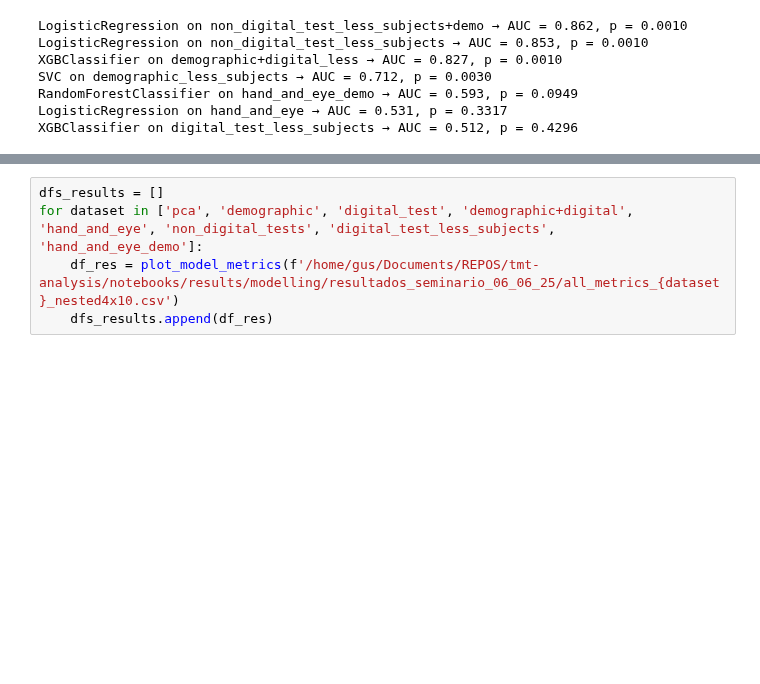
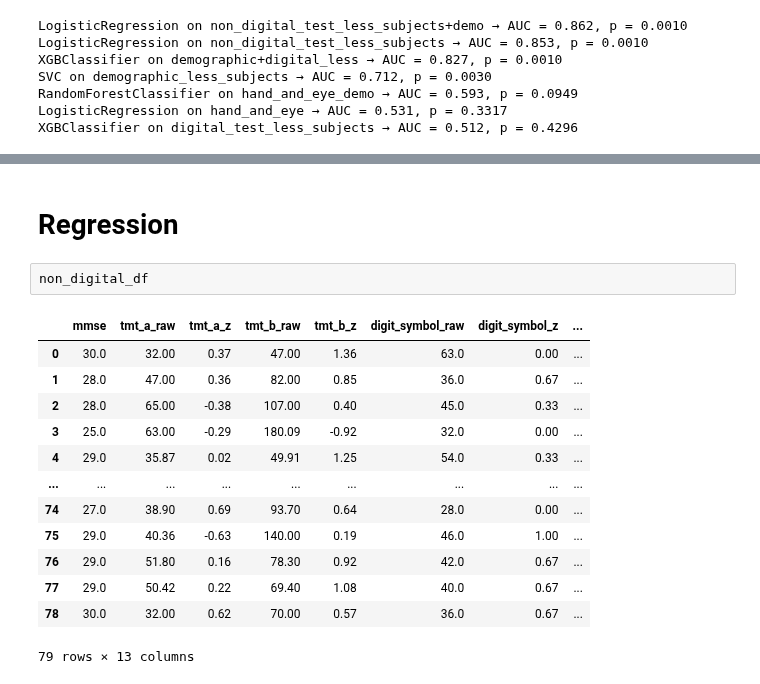
Before and after one commit to gianluca-capelo/tmt-analysis, a Jupyter notebook: notebooks/train.ipynb, the cells around one changed output, grey strips where cells are left out. Drawn from its saved outputs; the diff is of its cells as text; blank space fills up the shorter version.

Commit message:
starting with regression

```diff
--- a/notebooks/train.ipynb
+++ b/notebooks/train.ipynb
@@ -779,5 +677,18 @@ def plot_model_metrics(path):
-# %%
-dfs_results = []
-for dataset in ['pca', 'demographic', 'digital_test', 'demographic+digital', 'hand_and_eye', 'non_digital_tests', 'digital_test_less_subjects', 'hand_and_eye_demo']:
-    df_res = plot_model_metrics(f'/home/gus/Documents/REPOS/tmt-analysis/notebooks/results/modelling/resultados_seminario_06_06_25/all_metrics_{dataset}_nested4x10.csv')
-    dfs_results.append(df_res)
+# %% [markdown]
+# Regression
+# %%
+non_digital_df
+# %% [output]
+|  | mmse | tmt_a_raw | tmt_a_z | tmt_b_raw | tmt_b_z | digit_symbol_raw | digit_symbol_z | ... |
+| 0 | 30.0 | 32.00 | 0.37 | 47.00 | 1.36 | 63.0 | 0.00 | ... |
+| 1 | 28.0 | 47.00 | 0.36 | 82.00 | 0.85 | 36.0 | 0.67 | ... |
+| 2 | 28.0 | 65.00 | -0.38 | 107.00 | 0.40 | 45.0 | 0.33 | ... |
+| 3 | 25.0 | 63.00 | -0.29 | 180.09 | -0.92 | 32.0 | 0.00 | ... |
+| 4 | 29.0 | 35.87 | 0.02 | 49.91 | 1.25 | 54.0 | 0.33 | ... |
+| ... | ... | ... | ... | ... | ... | ... | ... | ... |
+| 74 | 27.0 | 38.90 | 0.69 | 93.70 | 0.64 | 28.0 | 0.00 | ... |
+| 75 | 29.0 | 40.36 | -0.63 | 140.00 | 0.19 | 46.0 | 1.00 | ... |
+| 76 | 29.0 | 51.80 | 0.16 | 78.30 | 0.92 | 42.0 | 0.67 | ... |
+| 77 | 29.0 | 50.42 | 0.22 | 69.40 | 1.08 | 40.0 | 0.67 | ... |
+| 78 | 30.0 | 32.00 | 0.62 | 70.00 | 0.57 | 36.0 | 0.67 | ... |
+79 rows × 13 columns
```
Also changed, not shown: parts of 8 cells of this notebook, 1 other file.
